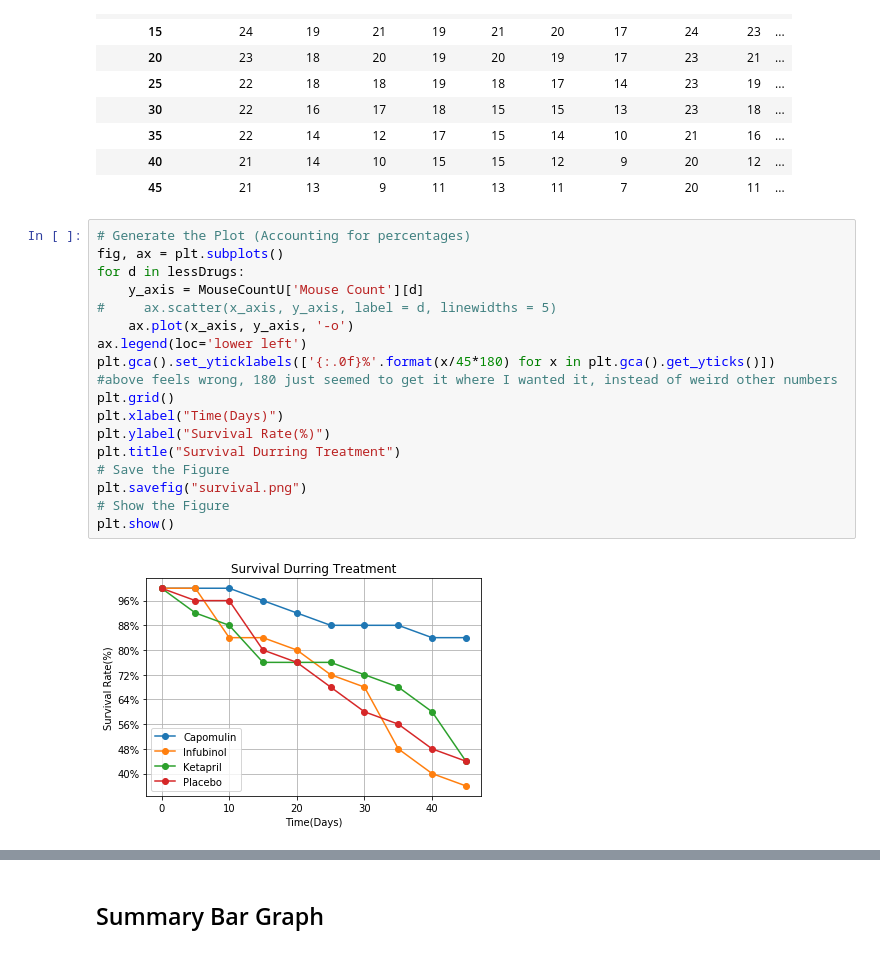
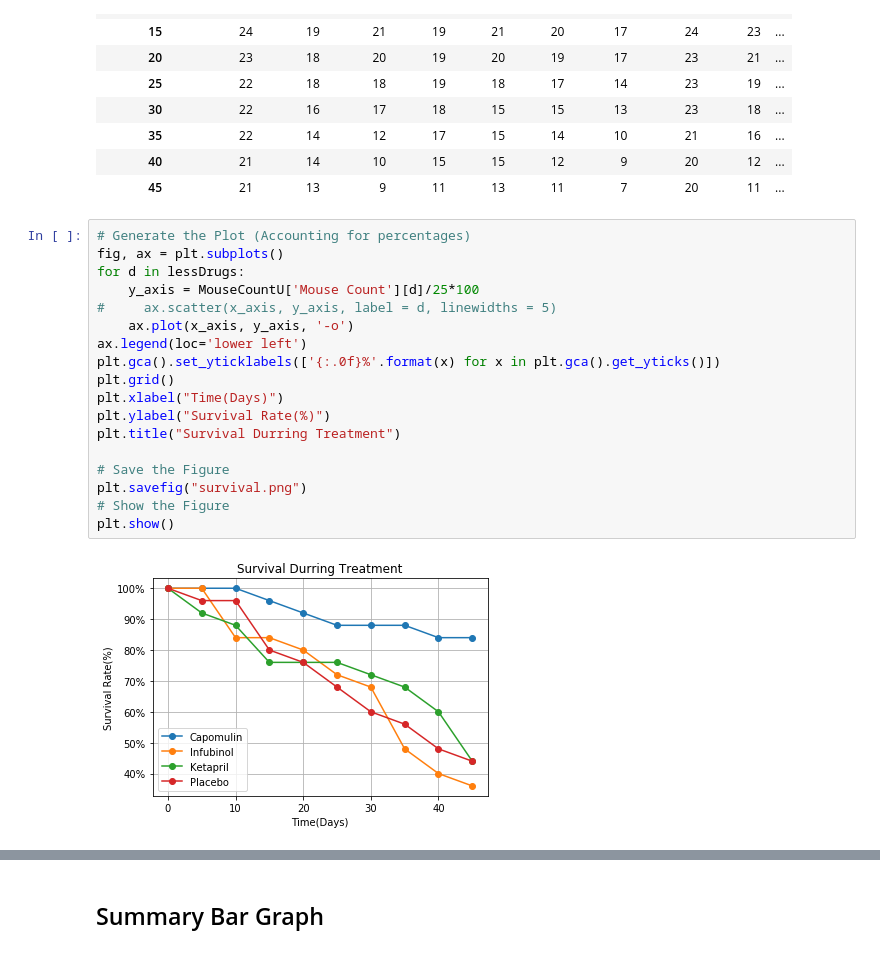
Before and after one commit to isaacdolson/matplotlib-challenge, a Jupyter notebook: pymaceuticals_IsaacOlson.ipynb, the cells around one changed output, grey strips where cells are left out. Cells and saved outputs as stored; diff of their text form.

Commit message:
Figured out how to make a graph better.
Updated things to look better, survival graph.

```diff
--- a/pymaceuticals_IsaacOlson.ipynb
+++ b/pymaceuticals_IsaacOlson.ipynb
@@ -254,23 +254,23 @@ MouseCountU
 # %%
 # Generate the Plot (Accounting for percentages)
 fig, ax = plt.subplots()
 for d in lessDrugs:
-    y_axis = MouseCountU['Mouse Count'][d]
+    y_axis = MouseCountU['Mouse Count'][d]/25*100
 #     ax.scatter(x_axis, y_axis, label = d, linewidths = 5)
     ax.plot(x_axis, y_axis, '-o')
 ax.legend(loc='lower left')
-plt.gca().set_yticklabels(['{:.0f}%'.format(x/45*180) for x in plt.gca().get_yticks()])
-#above feels wrong, 180 just seemed to get it where I wanted it, instead of weird other numbers
+plt.gca().set_yticklabels(['{:.0f}%'.format(x) for x in plt.gca().get_yticks()])
 plt.grid()
 plt.xlabel("Time(Days)")
 plt.ylabel("Survival Rate(%)")
 plt.title("Survival Durring Treatment")
+
 # Save the Figure
 plt.savefig("survival.png")
 # Show the Figure
 plt.show()
 # %% [output]
-[figure, old version]
+[figure, new version]
 # %% [markdown]
 ![Metastatic Spread During Treatment](../Images/survival.png)
 # %% [markdown]
```
Also changed, not shown: parts of 2 cells of this notebook, 2 other files.
